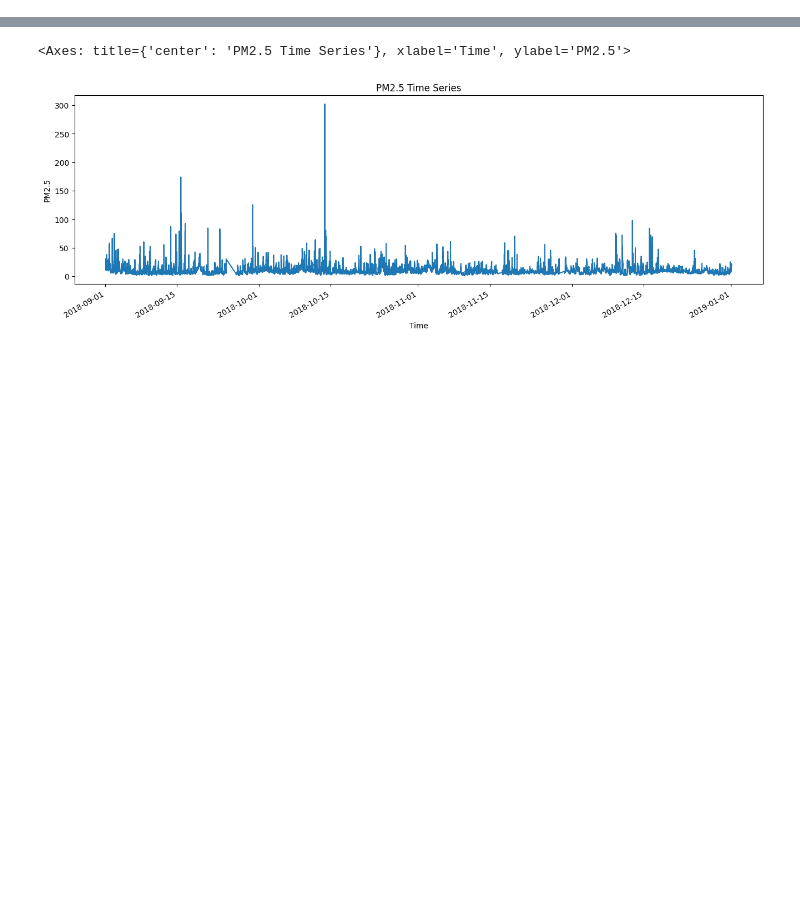
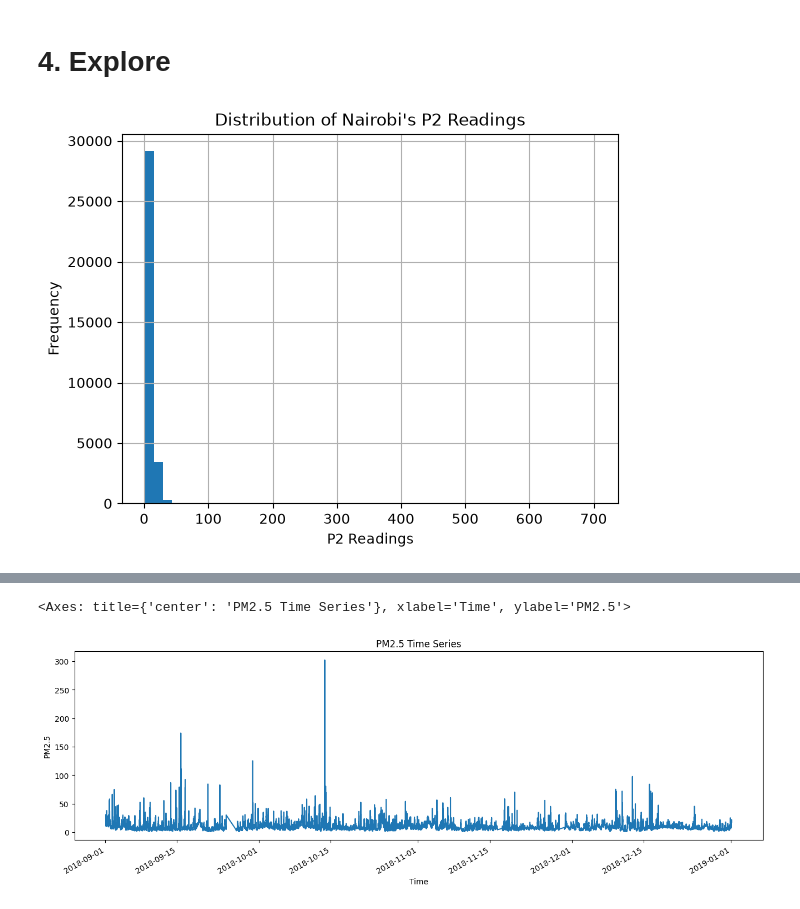
Before and after one commit to NedRaph/Time-Series_Modelling-Air_Quality_in_Nairobi-, a Jupyter notebook: notebooks/linear_model.ipynb, the cells around one changed output, grey strips where cells are left out. Saved outputs shown, nothing was run; the diff lists cells and outputs as text; code cells hidden in the pictures; blank space fills up the shorter version.

```diff
--- a/notebooks/linear_model.ipynb
+++ b/notebooks/linear_model.ipynb
@@ -41,3 +29,0 @@ df["P2"].plot(kind="box", vert=False, title="Distribution of PM2.5 Readings")
-# %%
-# Remove outliers
-df=df[df["P2"]<500]
@@ -43,0 +67,11 @@ df=df[df["P2"]<500]
+# %% [markdown]
+# 4. Explore
+# %%
+# Explore the distribution of P2
+fig, ax=plt.subplots()
+df["P2"].hist(ax=ax, bins=50)
+plt.xlabel("P2 Readings")
+plt.ylabel("Frequency")
+plt.title("Distribution of Nairobi's P2 Readings");
+# %% [output]
+[figure, added]
```
Also changed, not shown: parts of 17 cells of this notebook, 2 other files.
